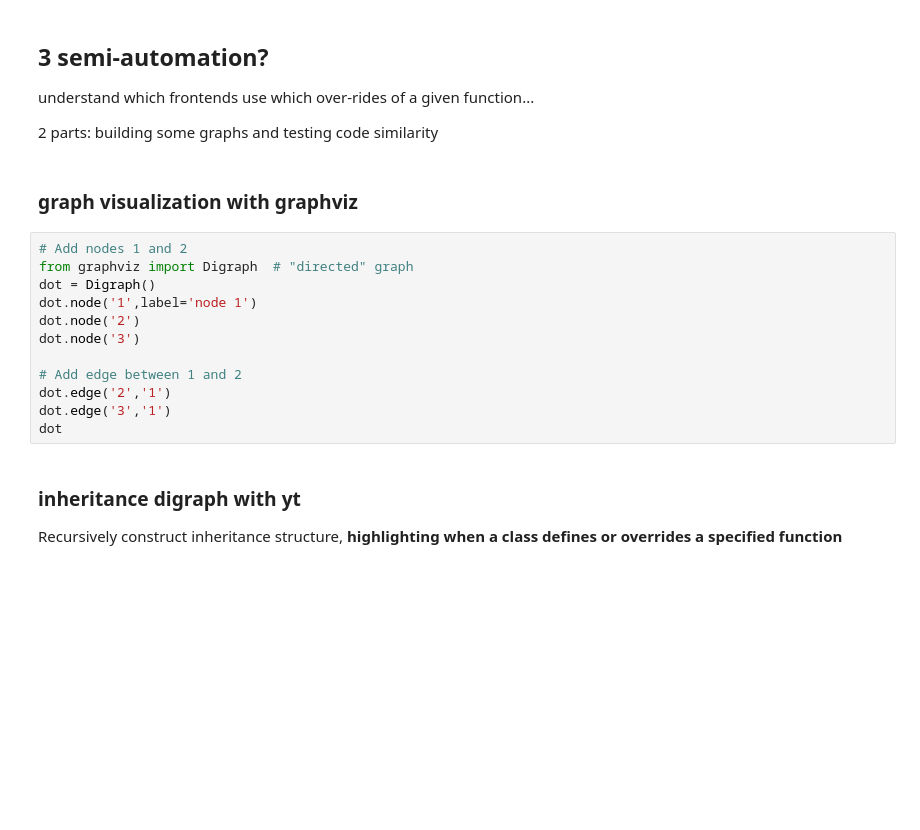
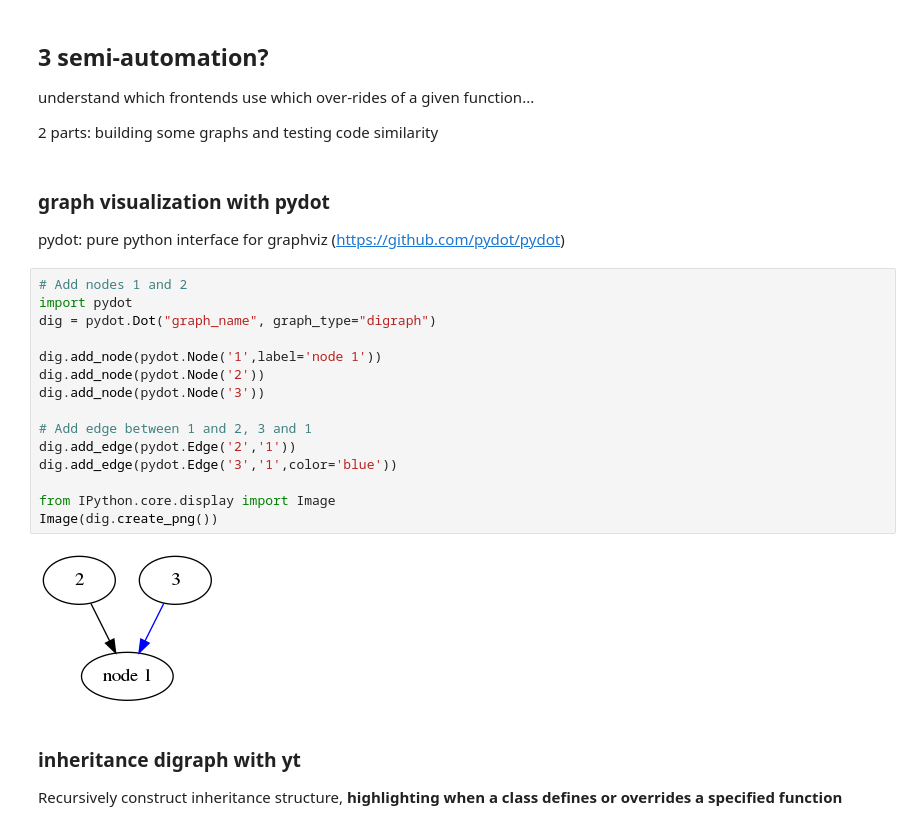
Before and after one commit to chrishavlin/yt_scratch, a Jupyter notebook: notebooks/inheritance_explorer_bg_demo.ipynb, the cells around one changed output. Drawn from its saved outputs; the diff is of its cells as text; blank space fills up the shorter version.

```diff
--- a/notebooks/inheritance_explorer_bg_demo.ipynb
+++ b/notebooks/inheritance_explorer_bg_demo.ipynb
@@ -120,19 +199,26 @@ understand which frontends use which over-rides of a given function...
 
 2 parts: building some graphs and testing code similarity
 # %% [markdown]
-### graph visualization with graphviz
+### graph visualization with pydot
+
+pydot: pure python interface for graphviz (https://github.com/pydot/pydot)
-# %%
-# Add nodes 1 and 2
-from graphviz import Digraph  # "directed" graph
-dot = Digraph()
-dot.node('1',label='node 1')
-dot.node('2')
-dot.node('3')
-
-# Add edge between 1 and 2
-dot.edge('2','1')
-dot.edge('3','1')
-dot
+# %%
+# Add nodes 1 and 2
+import pydot
+dig = pydot.Dot("graph_name", graph_type="digraph")
+
+dig.add_node(pydot.Node('1',label='node 1'))
+dig.add_node(pydot.Node('2'))
+dig.add_node(pydot.Node('3'))
+
+# Add edge between 1 and 2, 3 and 1
+dig.add_edge(pydot.Edge('2','1'))
+dig.add_edge(pydot.Edge('3','1',color='blue'))
+
+from IPython.core.display import Image
+Image(dig.create_png())
+# %% [output]
+[figure, added]
 # %% [markdown]
 ### inheritance digraph with yt
 
```
Also changed, not shown: parts of 32 cells of this notebook.
